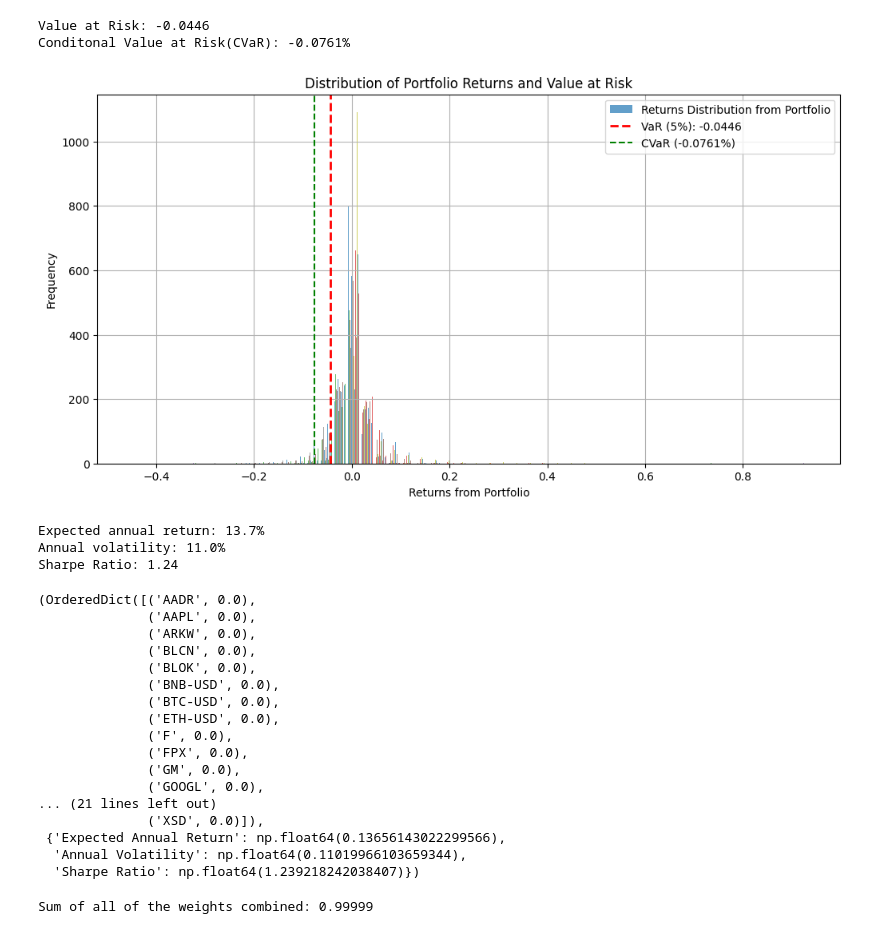
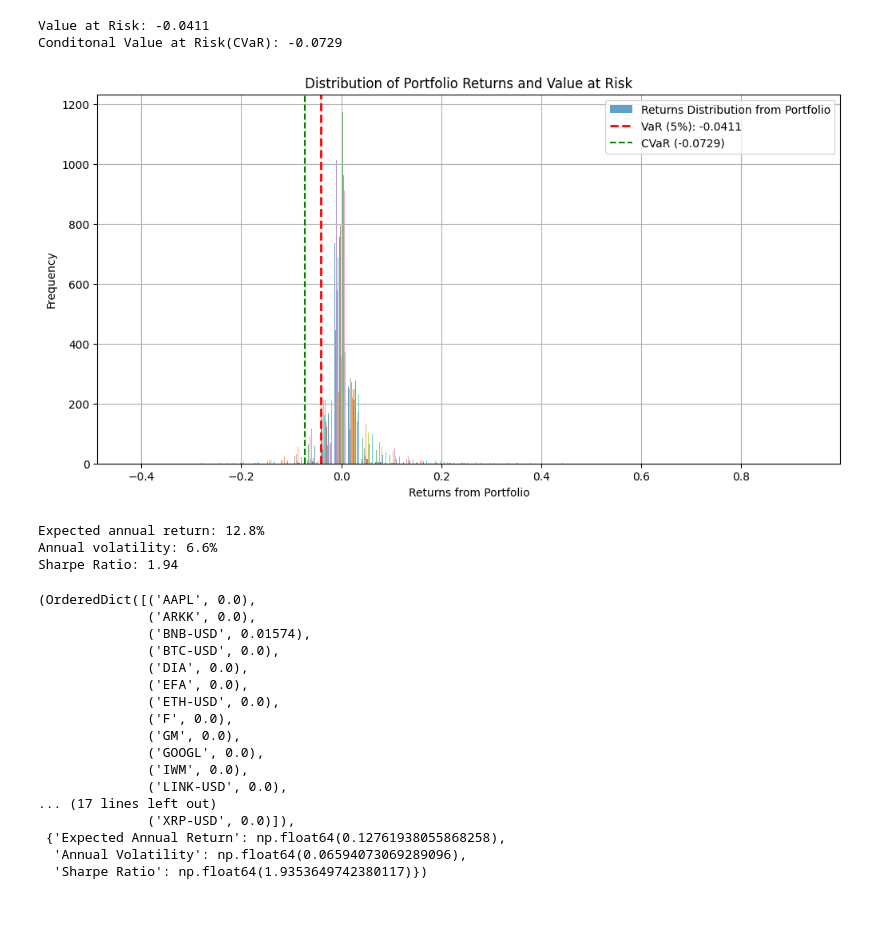
Before and after one commit to nickkats1/Quant-I-Guess, a Jupyter notebook: notebooks/EfficientFrontier.ipynb, the cells around one changed output. Drawn from its saved outputs; the diff is of its cells as text; code cells hidden in the pictures.

```diff
--- a/notebooks/EfficientFrontier.ipynb
+++ b/notebooks/EfficientFrontier.ipynb
@@ -143,60 +137,49 @@ plt.show()
 # %%
+# VaR and Cvar for portfolio
 var = np.percentile(returns,(1- 0.95)*100)
 tail_risk = returns[returns < var]
 cvar = np.mean(tail_risk)
 print(f"Value at Risk: {var:.4f}")
-print(f'Conditonal Value at Risk(CVaR): {cvar:.4f}%')
+print(f'Conditonal Value at Risk(CVaR): {cvar:.4f}')
 
 plt.figure(figsize=(12,6))
 plt.hist(returns,bins=50,label="Returns Distribution from Portfolio",alpha=0.7)
 plt.axvline(var, color='r', linestyle='dashed', linewidth=2, label=f'VaR (5%): {var:.4f}')
-plt.axvline(x=cvar, color='green', linestyle='--', label=f'CVaR ({cvar:.4f}%)')
+plt.axvline(x=cvar, color='green', linestyle='--', label=f'CVaR ({cvar:.4f})')
 plt.title('Distribution of Portfolio Returns and Value at Risk')
 plt.xlabel('Returns from Portfolio')
 plt.ylabel('Frequency')
 plt.legend()
 plt.grid(True)
 plt.savefig("images/VaR-Cvar-EfficientDiversification.png")
 plt.show()
 # %% [output]
-Value at Risk: -0.0446
-Conditonal Value at Risk(CVaR): -0.0761%
+Value at Risk: -0.0411
+Conditonal Value at Risk(CVaR): -0.0729
-[figure, old version]
+[figure, new version]
 # %%
-optimal_portfolio = ef_obj.optimizing_portfolio()
+optimal_portfolio = ef_obj.portfolio_metrics()
 optimal_portfolio
 # %% [output]
-Expected annual return: 13.7%
-Annual volatility: 11.0%
-Sharpe Ratio: 1.24
+Expected annual return: 12.8%
+Annual volatility: 6.6%
+Sharpe Ratio: 1.94
-(OrderedDict([('AADR', 0.0),
-              ('AAPL', 0.0),
-              ('ARKW', 0.0),
-              ('BLCN', 0.0),
-              ('BLOK', 0.0),
-              ('BNB-USD', 0.0),
+(OrderedDict([('AAPL', 0.0),
+              ('ARKK', 0.0),
+              ('BNB-USD', 0.01574),
               ('BTC-USD', 0.0),
+              ('DIA', 0.0),
+              ('EFA', 0.0),
               ('ETH-USD', 0.0),
               ('F', 0.0),
-              ('FPX', 0.0),
               ('GM', 0.0),
               ('GOOGL', 0.0),
-... (21 lines left out)
-              ('XSD', 0.0)]),
- {'Expected Annual Return': np.float64(0.13656143022299566),
-  'Annual Volatility': np.float64(0.11019966103659344),
-  'Sharpe Ratio': np.float64(1.239218242038407)})
+              ('IWM', 0.0),
+              ('LINK-USD', 0.0),
+... (17 lines left out)
+              ('XRP-USD', 0.0)]),
+ {'Expected Annual Return': np.float64(0.12761938055868258),
+  'Annual Volatility': np.float64(0.06594073069289096),
+  'Sharpe Ratio': np.float64(1.9353649742380117)})
-# %%
-# all of the weights have to add up to 1
-
-#checking to see if math holds(it does, but you know, here)
-
-
-W_star =  0.2005 + 0.03229 +  0.02735 + 0.02822 + 0.01119 + 0.05319 + 0.01789 + 0.02987 + 0.30612 + 0.29337
-
-
-print(f'Sum of all of the weights combined: {W_star}')
-# %% [output]
-Sum of all of the weights combined: 0.99999
 # %%
 weights = ef_obj.weights
```
Also changed, not shown: parts of 8 cells of this notebook, 49 other files.
